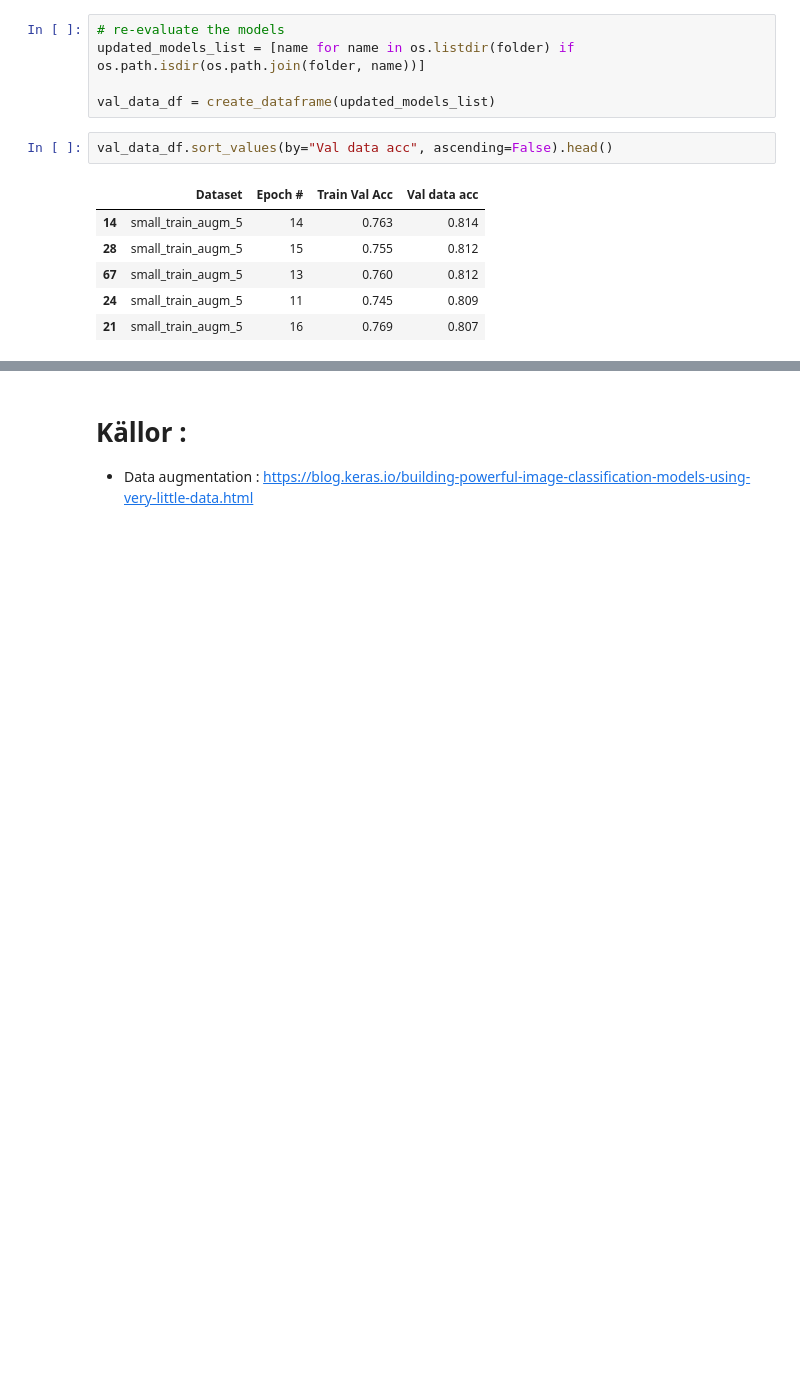
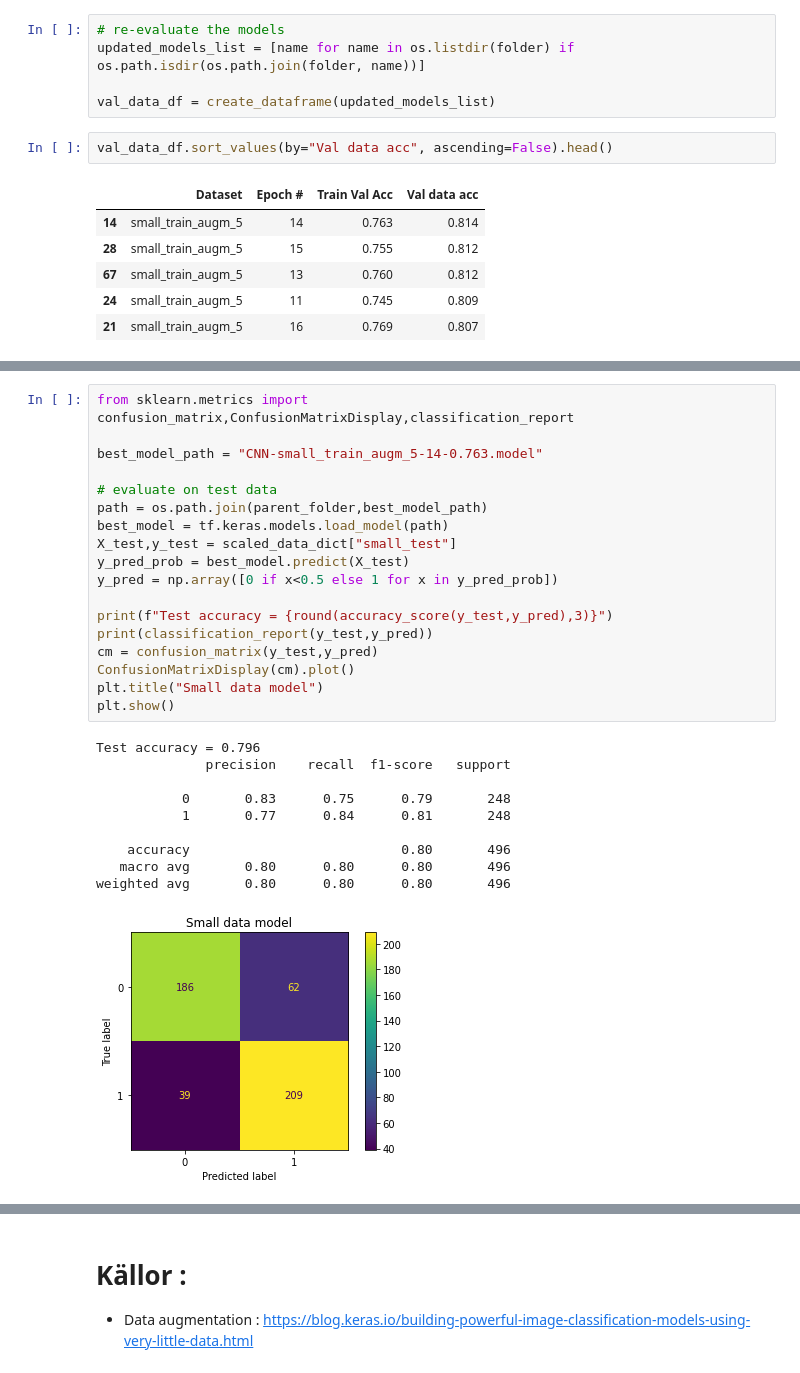
Before and after one commit to SamiFatmi/Deep-Learning-SAMI-FATMI, a Jupyter notebook: Lab/lab.ipynb, the cells around one changed output, grey strips where cells are left out. Drawn from its saved outputs; the diff is of its cells as text; blank space fills up the shorter version.

Commit message:
Evaluated models on test data

```diff
--- a/Lab/lab.ipynb
+++ b/Lab/lab.ipynb
@@ -1136,0 +1146,29 @@ val_data_df.sort_values(by="Val data acc", ascending=False).head()
+# %%
+from sklearn.metrics import confusion_matrix,ConfusionMatrixDisplay,classification_report
+
+best_model_path = "CNN-small_train_augm_5-14-0.763.model"
+
+# evaluate on test data
+path = os.path.join(parent_folder,best_model_path)
+best_model = tf.keras.models.load_model(path)
+X_test,y_test = scaled_data_dict["small_test"]
+y_pred_prob = best_model.predict(X_test)
+y_pred = np.array([0 if x<0.5 else 1 for x in y_pred_prob])
+
+print(f"Test accuracy = {round(accuracy_score(y_test,y_pred),3)}")
+print(classification_report(y_test,y_pred))
+cm = confusion_matrix(y_test,y_pred)
+ConfusionMatrixDisplay(cm).plot()
+plt.title("Small data model")
+plt.show()
+# %% [output]
+Test accuracy = 0.796
+              precision    recall  f1-score   support
+
+           0       0.83      0.75      0.79       248
+           1       0.77      0.84      0.81       248
+
+    accuracy                           0.80       496
+   macro avg       0.80      0.80      0.80       496
+weighted avg       0.80      0.80      0.80       496
+[figure, added]
```
Also changed, not shown: parts of 2 cells of this notebook.
